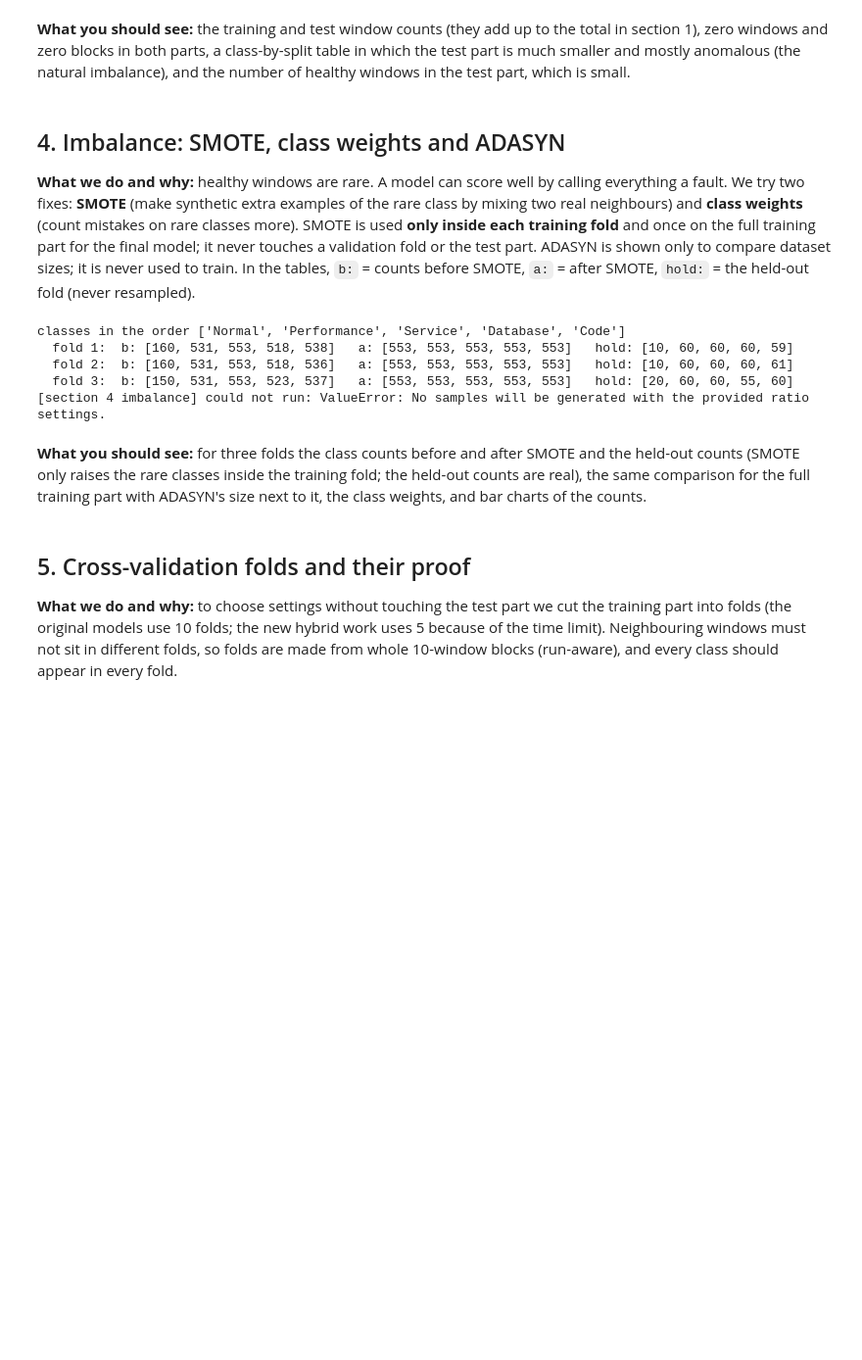
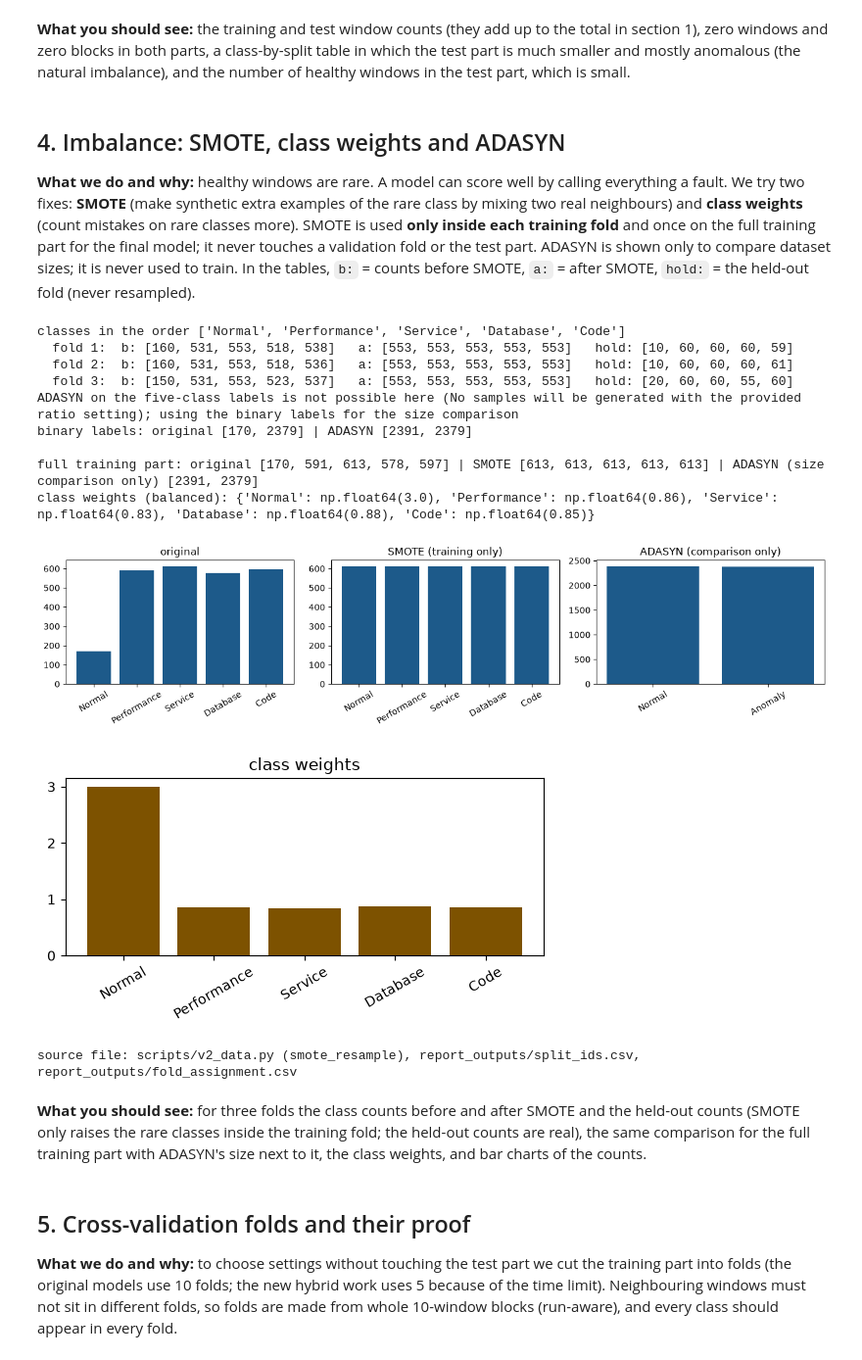
Before and after one commit to naunidhsingh04/FailSight, a Jupyter notebook: notebooks/FailSight_Workflow_executed.ipynb, the cells around one changed output. Shown at 98% size. Drawn from its saved outputs; the diff is of its cells as text; code cells hidden in the pictures; blank space fills up the shorter version.

```diff
--- a/notebooks/FailSight_Workflow_executed.ipynb
+++ b/notebooks/FailSight_Workflow_executed.ipynb
@@ -182,9 +179,10 @@ with section("1 data"):
     print(); print("windows per class and system (label_level):"); print(tab)
     print(); print("binary labels (0 = Normal, 1 = Anomaly):", df.label_binary.value_counts().sort_index().to_dict())
     NUMBERS.update(windows_total=int(len(df)), runs_total=int(df.run_id.nunique()), normal_windows_total=int((df.label_binary == 0).sum()))
-    types = pd.DataFrame([["API answers", "requests, error rate, latency mean / p95 / p99", int((groups == "api").sum()), "used"],
-                          ["Logs", "line, error and warning counts per window", int((groups == "log").sum()), "used"],
-                          ["Metrics", "CPU, memory, network, disk (mean / max / std)", int((groups == "metrics").sum()) if "metrics" in set(groups) else int((groups == "metric").sum()), "used"],
+    gc = groups.value_counts().to_dict()
+    types = pd.DataFrame([["API answers", "requests, error rate, latency mean / p95 / p99", int(gc.get("api", 0)), "used"],
+                          ["Logs", "line, error and warning counts per window", int(gc.get("logs", 0)), "used"],
+                          ["Metrics", "CPU, memory, network, disk (mean / max / std)", int(gc.get("metrics", 0)), "used"],
                           ["Code coverage files", "which code ran", 0, "NOT used"], ["Images / screenshots", "pictures of the user interface", 0, "NOT used"]],
                          columns=["data type", "what it holds", "features in the window table", "status"])
     print(); print(types.to_string(index=False))
@@ -221,7 +219,9 @@ with section("2 preprocessing"):
     print("preprocessor fitted on", prep.n_fit_rows, "training windows;", "kept features:", prep.n_out, "| dropped constant:", len(prep.const_cols), "| log1p features:", int(prep.log_mask.sum()))
     counters = [c for c in feats if c.startswith("m_") and c[2:].rsplit("__", 1)[0].endswith("_total")]
     print("step 1, rates: the smallest value among", len(counters), "counter features is", float(np.nanmin(df[counters].to_numpy(float))) if counters else "n/a", "(no negative rates)")
-    rows = df[df.window_id.isin(list(test_ids)[:3] + list(train_ids)[:2])]
+    show_cols = ["api_latency_p95_ms", "log_error_count", "m_system_cpu_usage__mean"]
+    fin = df[np.isfinite(df[show_cols].to_numpy(float)).all(1)]                # windows where all three example features have a value
+    rows = pd.concat([fin[fin.window_id.isin(test_ids)].head(3), fin[fin.window_id.isin(train_ids)].head(2)])
     X = prep.transform(rows)
     names = prep.output_names
     show = [n for n in ("api_latency_p95_ms", "log_error_count", "m_system_cpu_usage__mean", "was_missing_metrics") if n in names]
@@ -302,36 +302,49 @@ with section("4 imbalance"):
     import matplotlib.pyplot as plt
     from v2_data import DataV2, smote_resample
     from imblearn.over_sampling import ADASYN
     D10 = DataV2()
     names5 = ["Normal", "Performance", "Service", "Database", "Code"]
     rows = []
     for k in (1, 2, 3):
         trk, vak = D10.folds[k - 1]
         W = D10.W(k)
         Xs, ys = smote_resample(W[trk], D10.y["label_level"][trk])
         rows.append(dict(fold=k, b=np.bincount(D10.y["label_level"][trk], minlength=5).tolist(), a=np.bincount(ys, minlength=5).tolist(), hold=np.bincount(D10.y["label_level"][vak], minlength=5).tolist()))
     print("classes in the order", names5)
     for r in rows:
         print(f"  fold {r['fold']}:  b: {r['b']}   a: {r['a']}   hold: {r['hold']}")
     W = D10.W("final"); ytr = D10.y["label_level"][D10.train_pos]
     Xs, ys = smote_resample(W[D10.train_pos], ytr)
-    ada = ADASYN(random_state=SEED, n_neighbors=5).fit_resample(W[D10.train_pos], ytr)[1]
+    try:
+        ada = ADASYN(random_state=SEED, n_neighbors=5).fit_resample(W[D10.train_pos], ytr)[1]
+    except ValueError as e:                                                    # with 5 classes ADASYN can fail to place any new sample; show the binary comparison instead
+        print("ADASYN on the five-class labels is not possible here (" + str(e)[:60] + "); using the binary labels for the size comparison")
+        yb = D10.y["label_binary"][D10.train_pos]; ada = ADASYN(random_state=SEED, n_neighbors=5).fit_resample(W[D10.train_pos], yb)[1]
+        print("binary labels: original", np.bincount(yb).tolist(), "| ADASYN", np.bincount(ada).tolist())
+        ada = np.concatenate([ada, np.full(0, 0)])
     cw = len(ytr) / (5 * np.bincount(ytr))
     print(); print("full training part: original", np.bincount(ytr).tolist(), "| SMOTE", np.bincount(ys).tolist(), "| ADASYN (size comparison only)", np.bincount(ada).tolist())
     print("class weights (balanced):", dict(zip(names5, np.round(cw, 2))))
     fig, ax = plt.subplots(1, 3, figsize=(13, 3.2))
     for a_, (t, v) in zip(ax, (("original", np.bincount(ytr)), ("SMOTE (training only)", np.bincount(ys)), ("ADASYN (comparison only)", np.bincount(ada)))):
-        a_.bar(names5, v, color="#1d5a8a"); a_.set_title(t); a_.tick_params(axis="x", rotation=30)
+        a_.bar([names5[i] if len(v) == 5 else ["Normal", "Anomaly"][i] for i in range(len(v))], v, color="#1d5a8a"); a_.set_title(t); a_.tick_params(axis="x", rotation=30)
     plt.tight_layout(); plt.show()
     fig, ax = plt.subplots(figsize=(5.5, 3)); ax.bar(names5, cw, color="#7d5200"); ax.set_title("class weights"); ax.tick_params(axis="x", rotation=30); plt.tight_layout(); plt.show()
     NUMBERS.update(smote_total_after=int(len(ys)), adasyn_total_after=int(len(ada)))
     src("scripts/v2_data.py (smote_resample), report_outputs/split_ids.csv, report_outputs/fold_assignment.csv")
 # %% [output]
 classes in the order ['Normal', 'Performance', 'Service', 'Database', 'Code']
   fold 1:  b: [160, 531, 553, 518, 538]   a: [553, 553, 553, 553, 553]   hold: [10, 60, 60, 60, 59]
   fold 2:  b: [160, 531, 553, 518, 536]   a: [553, 553, 553, 553, 553]   hold: [10, 60, 60, 60, 61]
   fold 3:  b: [150, 531, 553, 523, 537]   a: [553, 553, 553, 553, 553]   hold: [20, 60, 60, 55, 60]
-[section 4 imbalance] could not run: ValueError: No samples will be generated with the provided ratio settings.
+ADASYN on the five-class labels is not possible here (No samples will be generated with the provided ratio setting); using the binary labels for the size comparison
+binary labels: original [170, 2379] | ADASYN [2391, 2379]
+
+full training part: original [170, 591, 613, 578, 597] | SMOTE [613, 613, 613, 613, 613] | ADASYN (size comparison only) [2391, 2379]
+class weights (balanced): {'Normal': np.float64(3.0), 'Performance': np.float64(0.86), 'Service': np.float64(0.83), 'Database': np.float64(0.88), 'Code': np.float64(0.85)}
+[figure, added]
+[figure, added]
+source file: scripts/v2_data.py (smote_resample), report_outputs/split_ids.csv, report_outputs/fold_assignment.csv
 # %% [markdown]
 **What you should see:** for three folds the class counts before and after SMOTE and the held-out counts (SMOTE only raises the rare classes inside the training fold; the held-out counts are real), the same comparison for the full training part with ADASYN's size next to it, the class weights, and bar charts of the counts.
 # %% [markdown]
```
Also changed, not shown: parts of 12 cells of this notebook, 4 other files.
